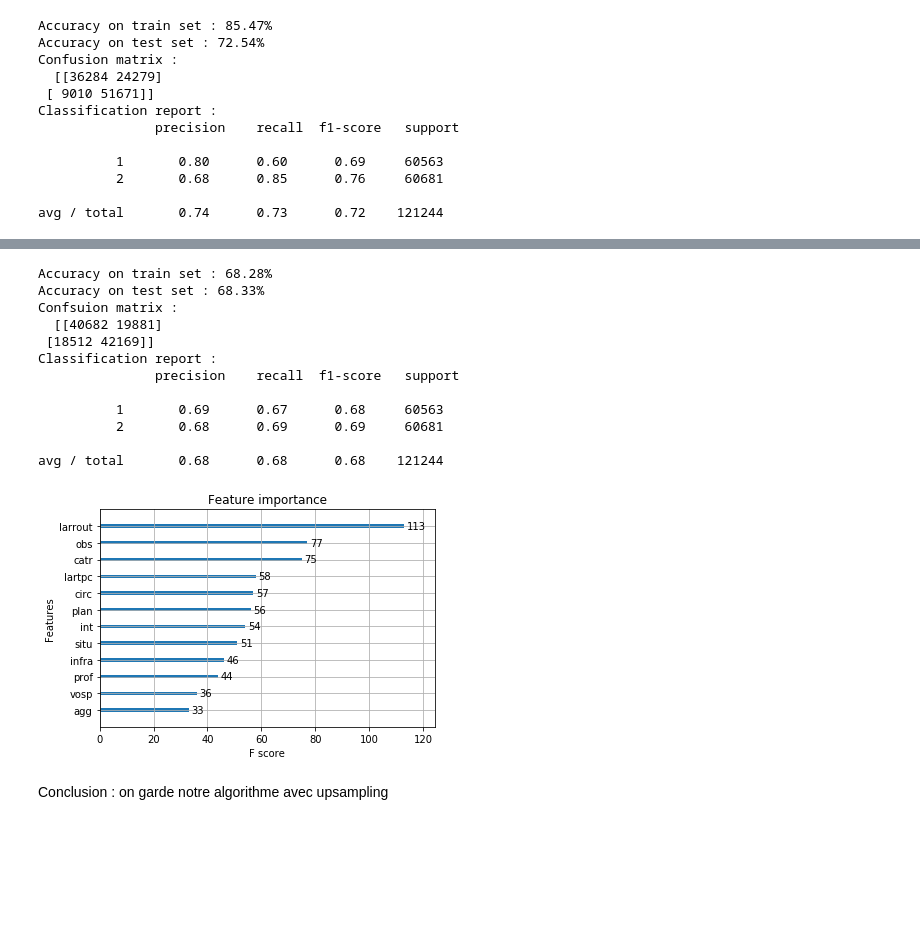
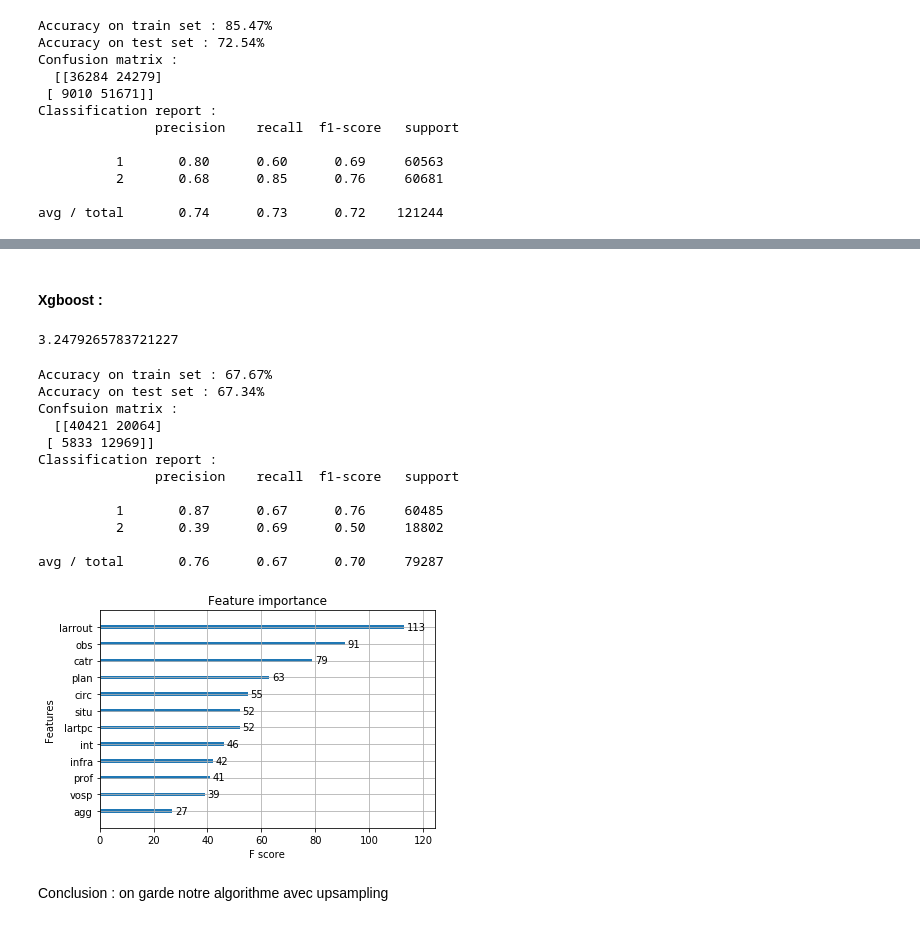
Before and after one commit to Louriz/Accidents-Corporels-France, a Jupyter notebook: notebook.ipynb, the cells around one changed output, grey strips where cells are left out. Drawn from its saved outputs; the diff is of its cells as text; code cells hidden in the pictures; blank space fills up the shorter version.

```diff
--- a/notebook.ipynb
+++ b/notebook.ipynb
@@ -1153,43 +1364,57 @@ avg / total       0.74      0.73      0.72    121244
+# %% [markdown]
+#### Xgboost :
+# %%
+df_france.risk_frequence.value_counts()
+202073/62216
+# %% [output]
+3.2479265783721227
 # %%
+from xgboost import XGBClassifier
+from xgboost import plot_importance
+col_train =[ 'agg', 'int', 'catr', 'circ', 'vosp', 'prof', 'plan', 'lartpc','larrout' ,'infra', 'situ', 'obs', 'risk_frequence']
+data_train=df_france.loc[:,col_train]
+
 # split data into target and feature data : training
-y=df_upsampled.risk_frequence.values  # target column
-X=df_upsampled.loc[:,df_upsampled.columns!='risk_frequence']  # feature data
+y=data_train.risk_frequence.values  # target column
+X=data_train.loc[:,data_train.columns!='risk_frequence']  # feature data
 
 X_train,X_test,y_train,y_test=train_test_split(X,y,test_size=0.3,random_state=1)
+
+
 #fit model on training set
 
-xgboost_model=XGBClassifier(n_jobs=-1,max_depth=3) # n_jobs=-1 to use all threads available
+xgboost_model=XGBClassifier(n_jobs=-1,max_depth=3,scale_pos_weight=3.24) # n_jobs=-1 to use all threads available
 xgboost_model.fit(X_train,y_train)
 
 #evaluate on train set to assist overfitting :
 y_pred_train=xgboost_model.predict(X_train)
 accuracy_train = accuracy_score(y_train, y_pred_train)
 
 #predict on test set :
 y_pred_test=xgboost_model.predict(X_test)
 cm=confusion_matrix(y_test,y_pred_test)
 accuracy_test = accuracy_score(y_test, y_pred_test)
 #print results :
 print("Accuracy on train set : %.2f%%" % (accuracy_train * 100.0))
 print("Accuracy on test set : %.2f%%" % (accuracy_test * 100.0))
 print("Confsuion matrix : \n ",cm)
 print('Classification report : \n ',classification_report(y_test,y_pred_test))
 plot_importance(xgboost_model)
 plt.show()
 # %% [output]
-Accuracy on train set : 68.28%
-Accuracy on test set : 68.33%
+Accuracy on train set : 67.67%
+Accuracy on test set : 67.34%
 Confsuion matrix :
-  [[40682 19881]
- [18512 42169]]
+  [[40421 20064]
+ [ 5833 12969]]
 Classification report :
                precision    recall  f1-score   support
 
-          1       0.69      0.67      0.68     60563
-          2       0.68      0.69      0.69     60681
+          1       0.87      0.67      0.76     60485
+          2       0.39      0.69      0.50     18802
 
-avg / total       0.68      0.68      0.68    121244
+avg / total       0.76      0.67      0.70     79287
-[figure, old version]
+[figure, new version]
 # %%
 #knn for frequence :
 with open('flask-app/flask-app/pkl_objects/knn_frequence.pkl', 'wb') as fid:
```
Also changed, not shown: parts of 14 cells of this notebook.
